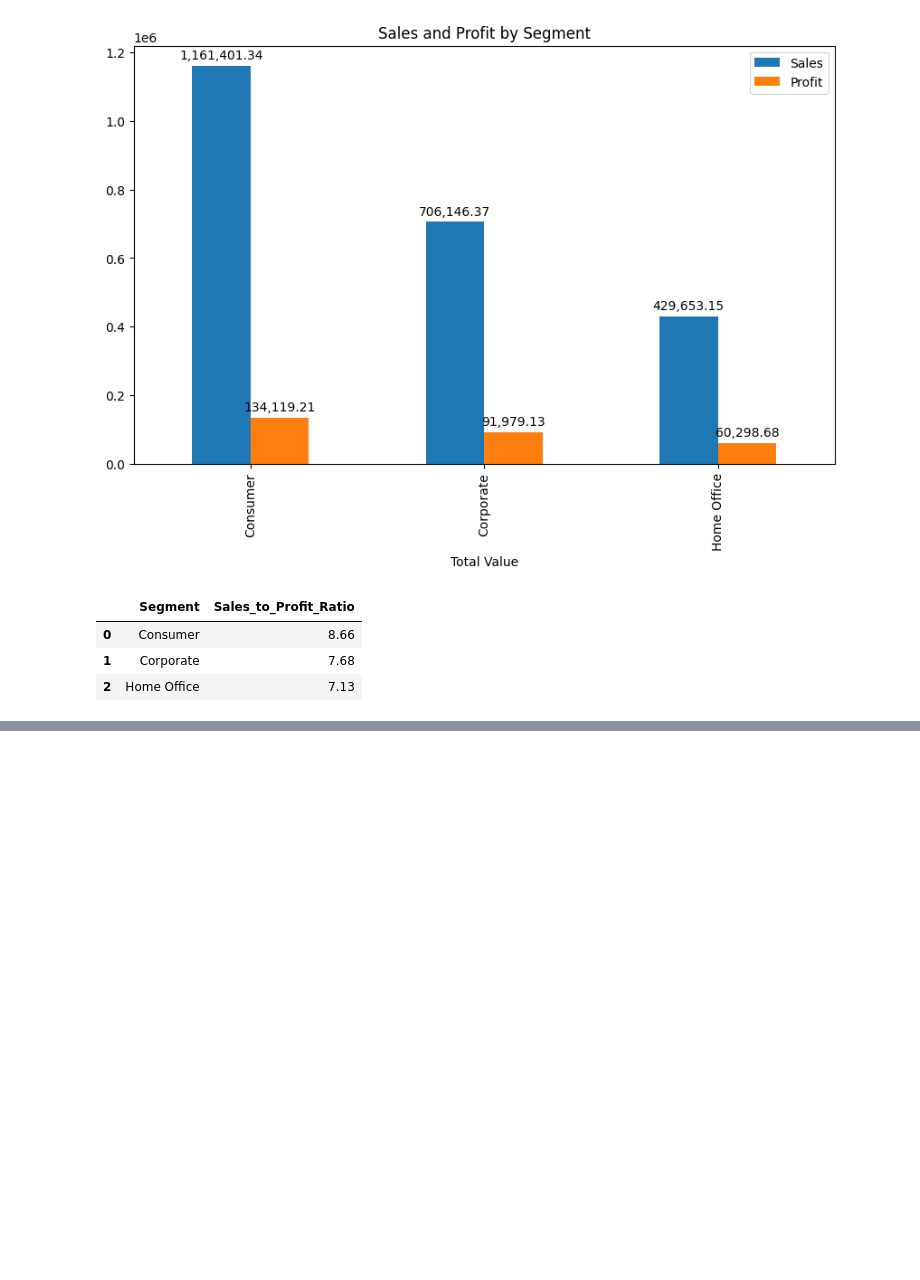
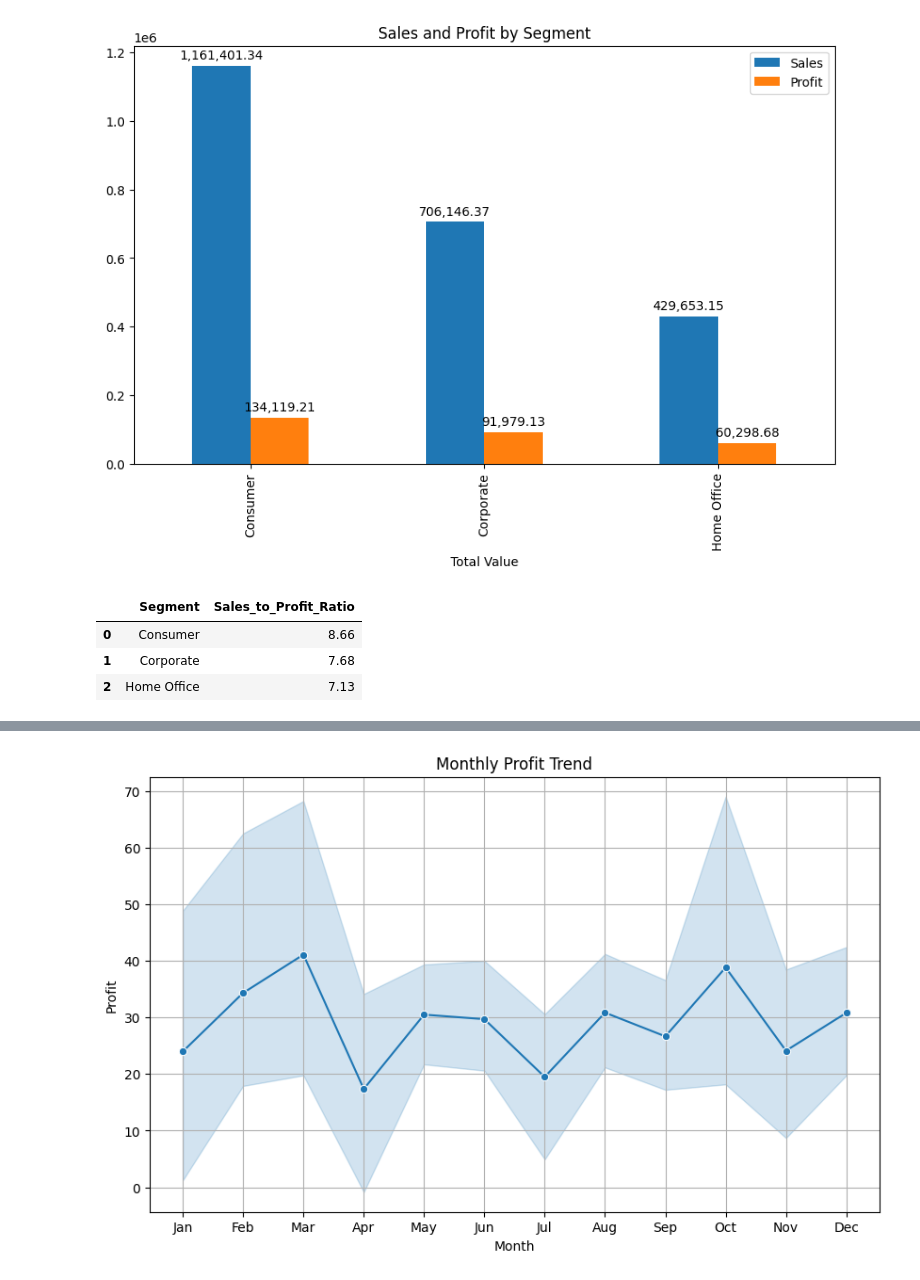
Before and after one commit to bkget/DS-with-AI-in-Python, a Jupyter notebook: Store Orders - Business Analysis/analysis.ipynb, the cells around one changed output, grey strips where cells are left out. Saved outputs shown, nothing was run; the diff lists cells and outputs as text; code cells hidden in the pictures; blank space fills up the shorter version.

```diff
--- a/Store Orders - Business Analysis/analysis.ipynb
+++ b/Store Orders - Business Analysis/analysis.ipynb
@@ -264,0 +280,4 @@ sales_profit_by_segment[['Segment', 'Sales_to_Profit_Ratio']]
+# %%
+lineplot_monthly(df, 'Profit')
+# %% [output]
+[figure, added]
```
Also changed, not shown: parts of 2 cells of this notebook, 3 other files.
